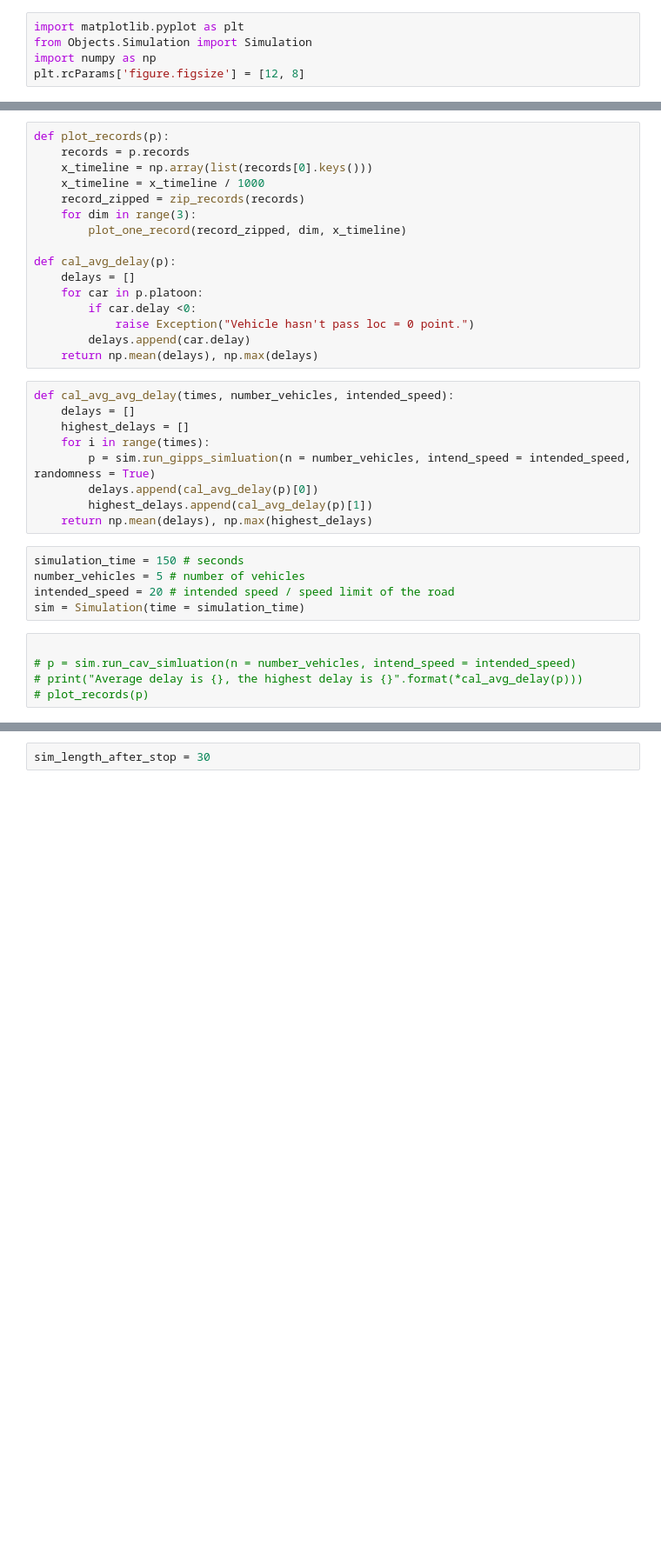
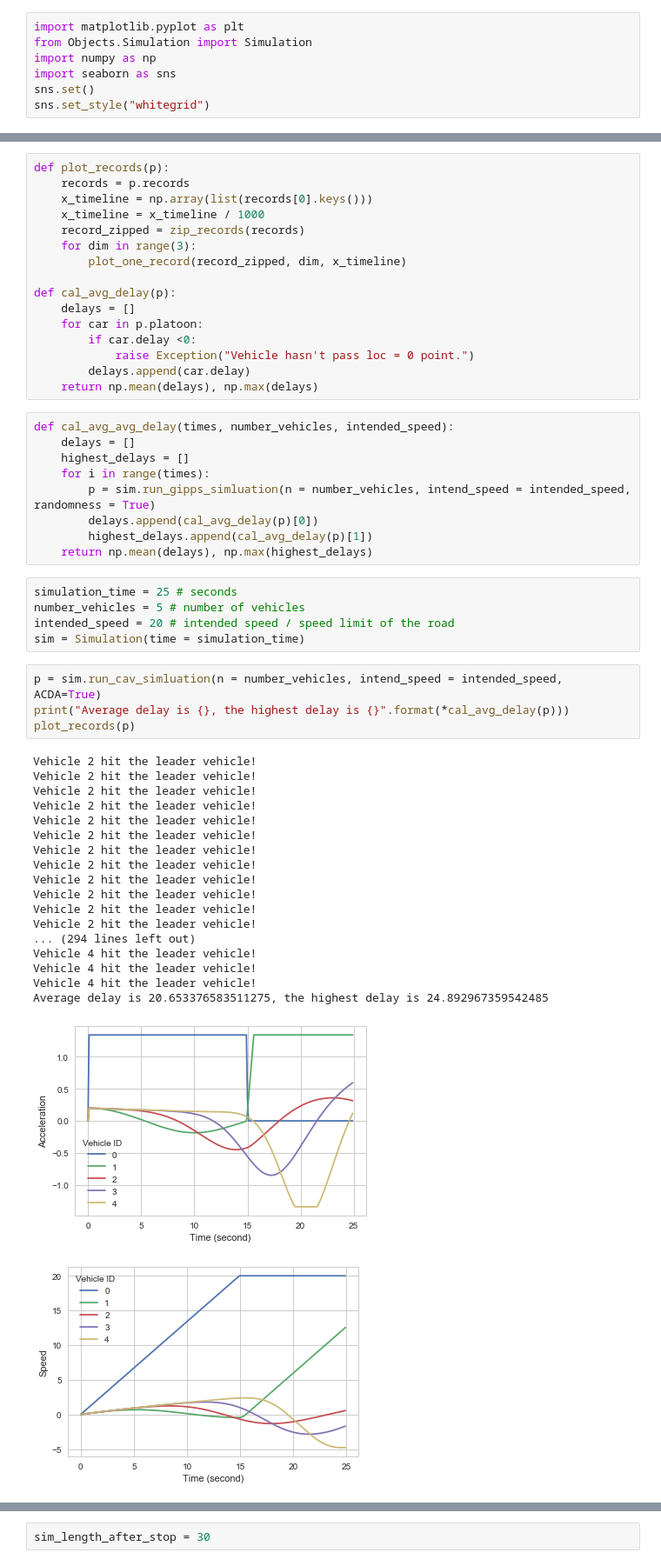
Before and after one commit to JiyanBlack/VDSF-Vehicle_Deque_Simulation_Framework, a Jupyter notebook: source/exp-visualization.ipynb, the cells around one changed output, grey strips where cells are left out. Shown at 87% size. Cells and saved outputs as stored; diff of their text form; blank space fills up the shorter version.

Commit message:
acda

```diff
--- a/source/exp-visualization.ipynb
+++ b/source/exp-visualization.ipynb
@@ -2,7 +2,9 @@
 import matplotlib.pyplot as plt
 from Objects.Simulation import Simulation
 import numpy as np
-plt.rcParams['figure.figsize'] = [12, 8]
+import seaborn as sns
+sns.set()
+sns.set_style("whitegrid")
 # %%
 def plot_one_record(record_zipped, dimension, x_timeline):
     keys = record_zipped.keys()
@@ -49,12 +51,31 @@ def cal_avg_avg_delay(times, number_vehicles, intended_speed):
         highest_delays.append(cal_avg_delay(p)[1])
     return np.mean(delays), np.max(highest_delays)
 # %%
-simulation_time = 150 # seconds
+simulation_time = 25 # seconds
 number_vehicles = 5 # number of vehicles
 intended_speed = 20 # intended speed / speed limit of the road
 sim = Simulation(time = simulation_time)
 # %%
-
-# p = sim.run_cav_simluation(n = number_vehicles, intend_speed = intended_speed)
-# print("Average delay is {}, the highest delay is {}".format(*cal_avg_delay(p)))
-# plot_records(p)
+p = sim.run_cav_simluation(n = number_vehicles, intend_speed = intended_speed, ACDA=True)
+print("Average delay is {}, the highest delay is {}".format(*cal_avg_delay(p)))
+plot_records(p)
+# %% [output]
+Vehicle 2 hit the leader vehicle!
+Vehicle 2 hit the leader vehicle!
+Vehicle 2 hit the leader vehicle!
+Vehicle 2 hit the leader vehicle!
+Vehicle 2 hit the leader vehicle!
+Vehicle 2 hit the leader vehicle!
+Vehicle 2 hit the leader vehicle!
+Vehicle 2 hit the leader vehicle!
+Vehicle 2 hit the leader vehicle!
+Vehicle 2 hit the leader vehicle!
+Vehicle 2 hit the leader vehicle!
+Vehicle 2 hit the leader vehicle!
+... (294 lines left out)
+Vehicle 4 hit the leader vehicle!
+Vehicle 4 hit the leader vehicle!
+Vehicle 4 hit the leader vehicle!
+Average delay is 20.653376583511275, the highest delay is 24.892967359542485
+[figure, added]
+[figure, added]
```
Also changed, not shown: parts of 6 cells of this notebook, 8 other files.
